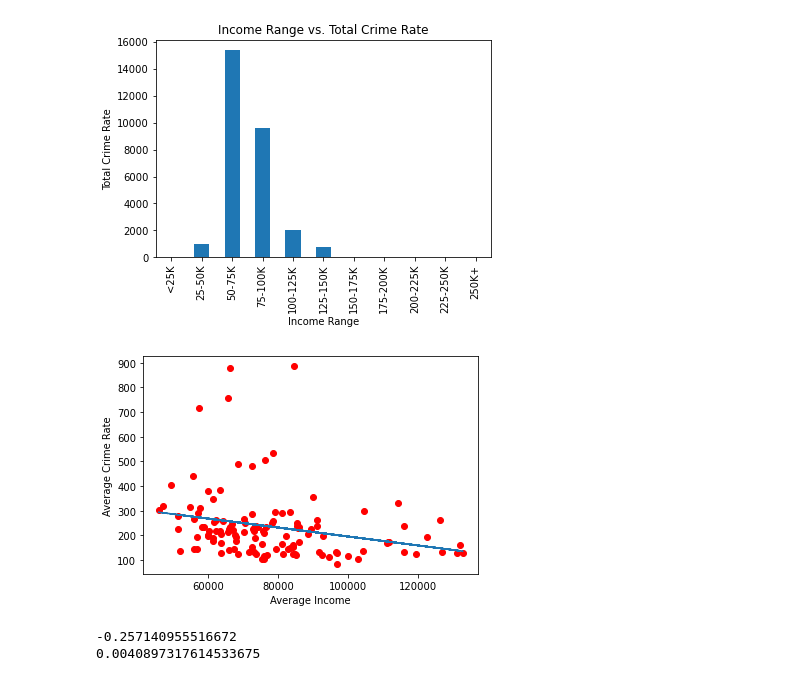
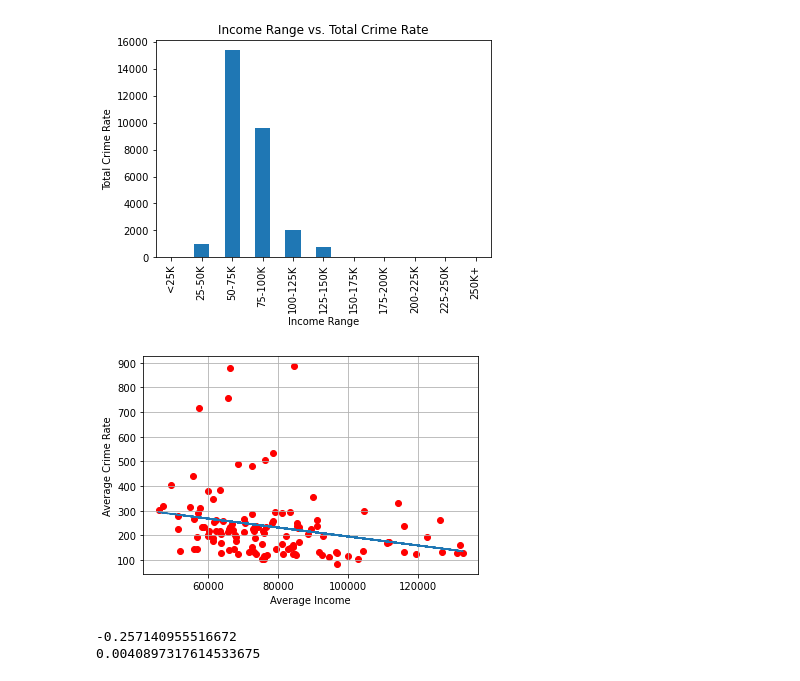
Before and after one commit to saif-gorges/GTA-Crime-and-Income-Analysis, a Jupyter notebook: crime_income.ipynb, the cells around one changed output. Cells and saved outputs as stored; diff of their text form; code cells hidden in the pictures.

```diff
--- a/crime_income.ipynb
+++ b/crime_income.ipynb
@@ -79,25 +79,26 @@ plt.show()
 # %%
 ## Creat linear regression plots
 
 income = outliers_removed_df["Average_Income"]
 crime = outliers_removed_df["Total Average Rate"]
 
 #plot
 slope, int, r, p, std_err = st.linregress(income, crime)
 
 #Create equation of line
 eq_line = slope * income + int
 
 plt.scatter(income, crime, color= 'red', label = 'actual data')
 plt.plot(income, eq_line, '--')
 plt.xlabel("Average Income")
 plt.ylabel("Average Crime Rate")
+plt.grid()
 plt.show()
 
 print(r)
 print(p)
 # %% [output]
-[figure, old version]
+[figure, new version]
 -0.257140955516672
 0.0040897317614533675
 # %%
```
Also changed, not shown: 3 other files.
